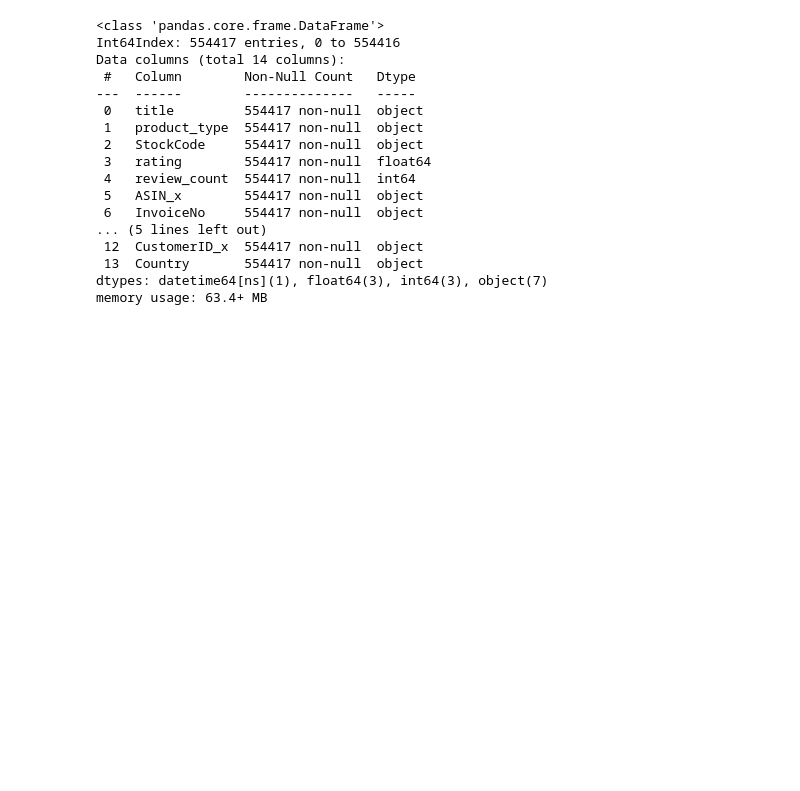
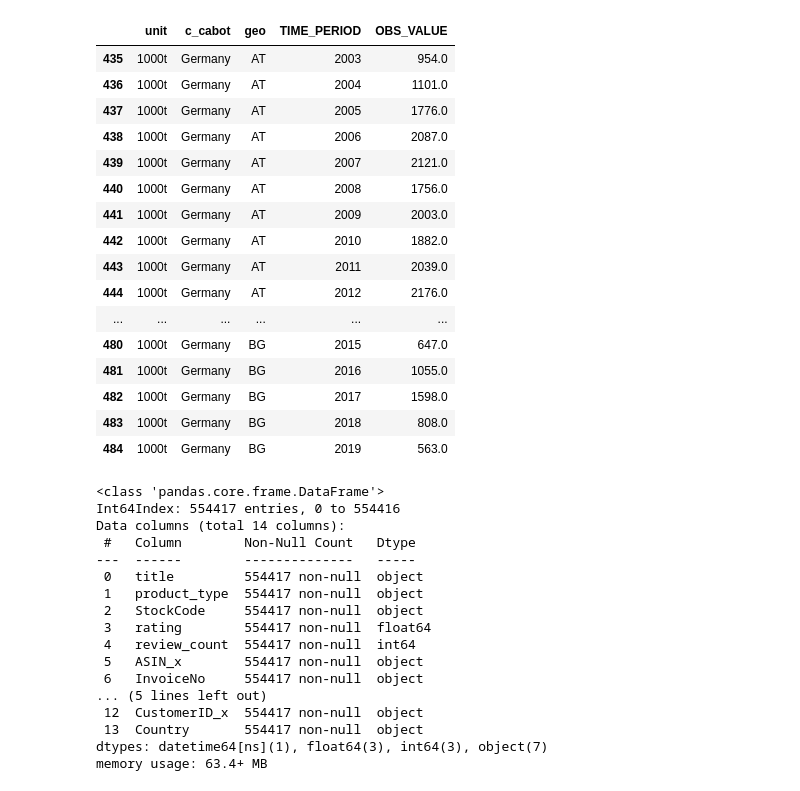
Before and after one commit to Jacopo-Spadon/Final-Project, a Jupyter notebook: Final Project.ipynb, the cells around one changed output. Cells and saved outputs as stored; diff of their text form; code cells hidden in the pictures; blank space fills up the shorter version.

```diff
--- a/Final Project.ipynb
+++ b/Final Project.ipynb
@@ -23,3 +23,7 @@ from sklearn import preprocessing
 from sklearn import linear_model
 from sklearn.model_selection import train_test_split
 from sklearn.model_selection import cross_val_predict
+# %%
+# Import dataframes AND Specify a custom delimiter for the CSV input (sep=' ')
+
+cabotage_df=pd.read_csv(r'C:\Users\jspad\Documents\Code Academy\Final Project\Dataset\Cabotage by country\Cabotage custom linear.csv', sep=';')
@@ -26,3 +47,44 @@ from sklearn.model_selection import cross_val_predict
+# %%
+cab1=cabotage_df.fillna(0).drop(columns=['OBS_FLAG', 'Index'])
+cab1["unit"].replace({"THS_T": "1000t"}, inplace=True)
+cab1["c_cabot"].replace({"BE": "Belgium"}, inplace=True)
+cab1["c_cabot"].replace({"DE": "Germany"}, inplace=True)
+cab1["c_cabot"].replace({"FR": "France"}, inplace=True)
+cab1["c_cabot"].replace({"IT": "Italy"}, inplace=True)
+cab1["c_cabot"].replace({"NL": "Netherlands"}, inplace=True)
+cab1["c_cabot"].replace({"PL": "Poland"}, inplace=True)
+cab1["c_cabot"].replace({"RO": "Romania"}, inplace=True)
+# %%
+cab1['c_cabot'] = pd.Categorical(cab1['c_cabot'],
+categories=['Belgium', 'Germany', 'France', 'Italy', 'Netherlands', 'Poland', 'Romania'])
+# %%
+cab_de=cab1.loc[cab1['c_cabot'] == 'Germany']
+cab_be=cab1.loc[cab1['c_cabot'] == 'Belgium']
+cab_fr=cab1.loc[cab1['c_cabot'] == 'France']
+cab_it=cab1.loc[cab1['c_cabot'] == 'Italy']
+cab_nl=cab1.loc[cab1['c_cabot'] == 'Netherlands']
+cab_pl=cab1.loc[cab1['c_cabot'] == 'Poland']
+cab_ro=cab1.loc[cab1['c_cabot'] == 'Romania']
+# %%
+cab_de.head()
+# %% [output]
+|  | unit | c_cabot | geo | TIME_PERIOD | OBS_VALUE |
+| 435 | 1000t | Germany | AT | 2003 | 954.0 |
+| 436 | 1000t | Germany | AT | 2004 | 1101.0 |
+| 437 | 1000t | Germany | AT | 2005 | 1776.0 |
+| 438 | 1000t | Germany | AT | 2006 | 2087.0 |
+| 439 | 1000t | Germany | AT | 2007 | 2121.0 |
+| 440 | 1000t | Germany | AT | 2008 | 1756.0 |
+| 441 | 1000t | Germany | AT | 2009 | 2003.0 |
+| 442 | 1000t | Germany | AT | 2010 | 1882.0 |
+| 443 | 1000t | Germany | AT | 2011 | 2039.0 |
+| 444 | 1000t | Germany | AT | 2012 | 2176.0 |
+| ... | ... | ... | ... | ... | ... |
+| 480 | 1000t | Germany | BG | 2015 | 647.0 |
+| 481 | 1000t | Germany | BG | 2016 | 1055.0 |
+| 482 | 1000t | Germany | BG | 2017 | 1598.0 |
+| 483 | 1000t | Germany | BG | 2018 | 808.0 |
+| 484 | 1000t | Germany | BG | 2019 | 563.0 |
 # %%
 # Importing with reset index
 
```
Also changed, not shown: parts of 1 cell of this notebook.
